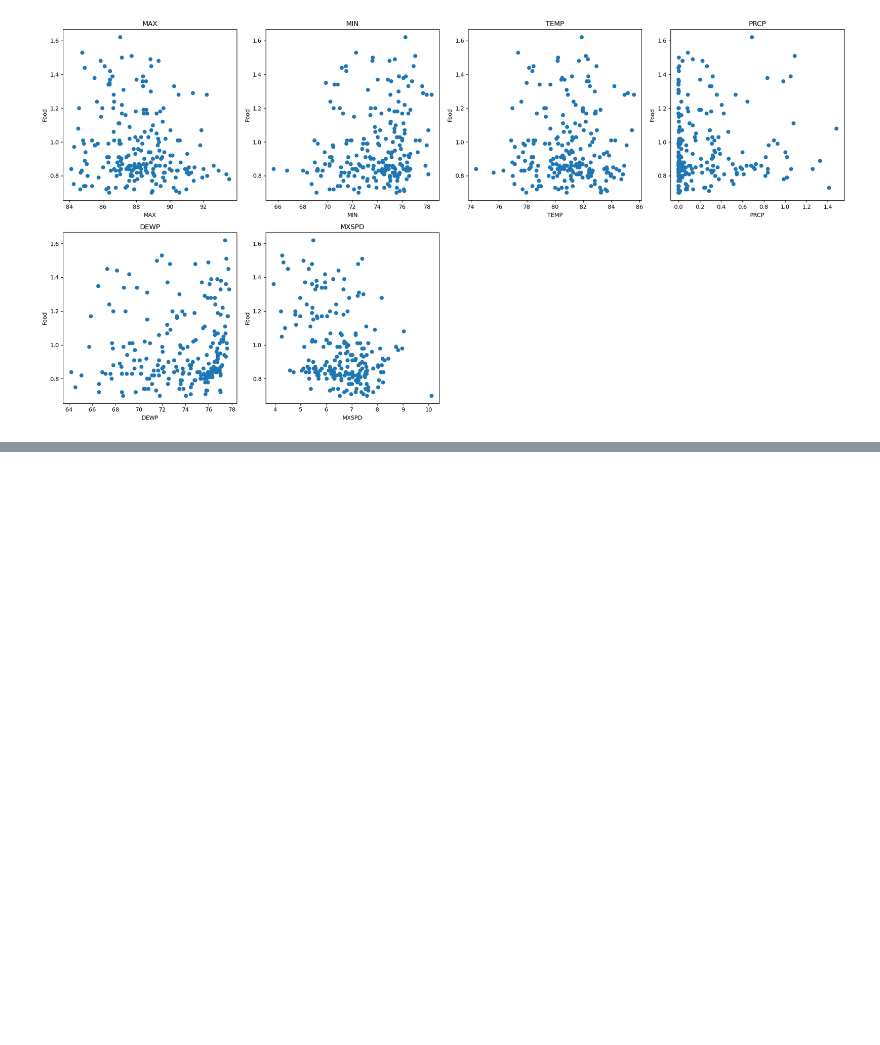
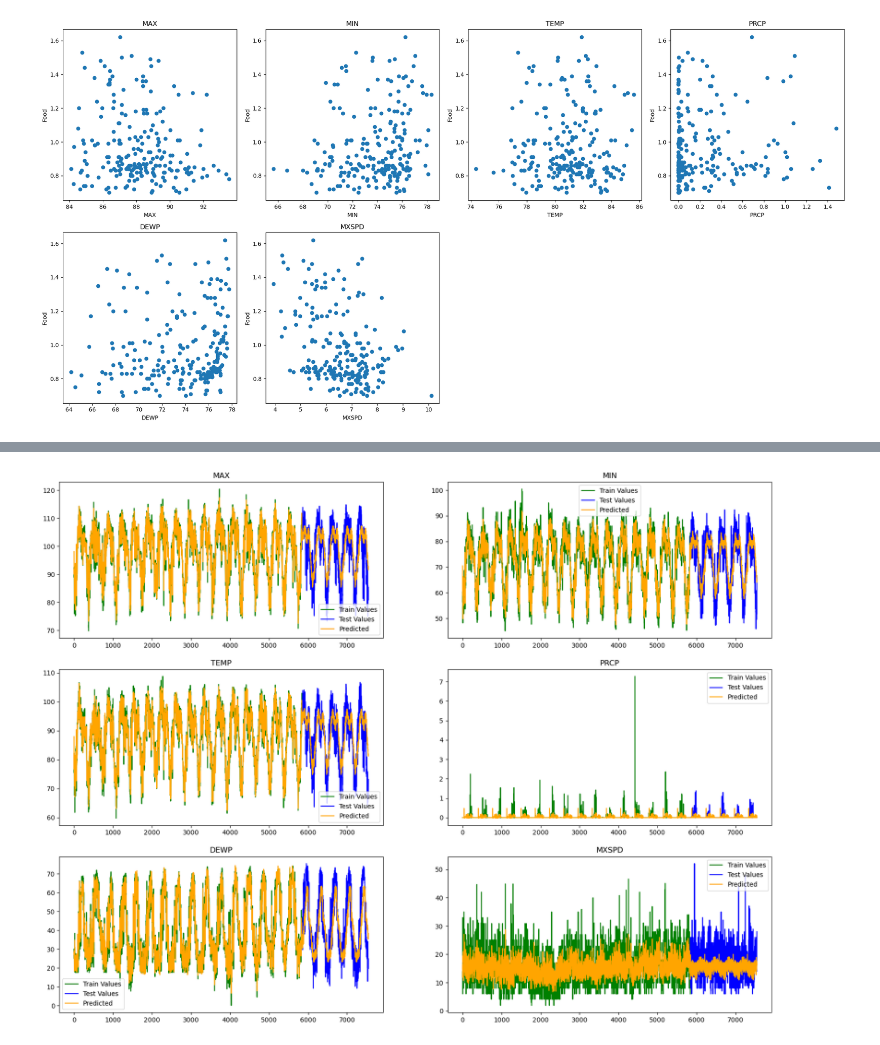
Before and after one commit to oescoba2/Vol3_WinterProject, a Jupyter notebook: final_nb.ipynb, the cells around one changed output, grey strips where cells are left out. Drawn from its saved outputs; the diff is of its cells as text; code cells hidden in the pictures; blank space fills up the shorter version.

Commit message:
Added plots

```diff
--- a/final_nb.ipynb
+++ b/final_nb.ipynb
@@ -263,3 +263,16 @@ plt.tight_layout()
 plt.show()
 # %% [output]
 [figure]
+# %%
+chad_data = clean_weather_data(DATA_DIR + 'chad_weather.csv', start_year=2004, end_year=2024)
+# %%
+train_int = int((len(chad_data) * .8) // 365 * 365)
+test_int = len(chad_data) - train_int
+
+#ph_train, ph_test = train_test_split(ph_data, train_size = int(.8 * len(ph_data) // 365) * 365, shuffle=False)
+chad_train, chad_test = chad_data[:train_int+1], chad_data[train_int+1:]#train_test_split(ph_data, train_size = .8, shuffle=False)
+print(chad_train.shape)
+print(chad_train.head())
+wm_chad = WeatherModel(chad_train)
+wm_chad.fit(order=(1, 0, 1))
+predictions = wm_chad.predict(start=0, future=test_int-1)
@@ -265,0 +288,18 @@ plt.show()
+# %%
+unrolled_data = wm_chad.year_data.reshape(-1, wm_chad.year_data.shape[2]).T
+
+plt.subplots(3, 2, figsize=(20, 15))
+#print(ph_train.shape)
+for i in range(len(predictions)):
+    train_values = chad_train.values[:, i]
+    test_values = chad_test.values[:, i]
+    #print(i)
+    plt.subplot(3, 2, i + 1)
+    plt.title(feature_names[i])
+
+    plt.plot(np.arange(len(train_values)), train_values, 'g', label='Train Values')
+    plt.plot(np.arange(len(test_values)) + len(train_values), test_values, 'b', label="Test Values")
+    plt.plot(predictions[i], c='orange', label='Predicted')
+    plt.legend()
+# %% [output]
+[figure, added]
```
Also changed, not shown: parts of 5 cells of this notebook.
